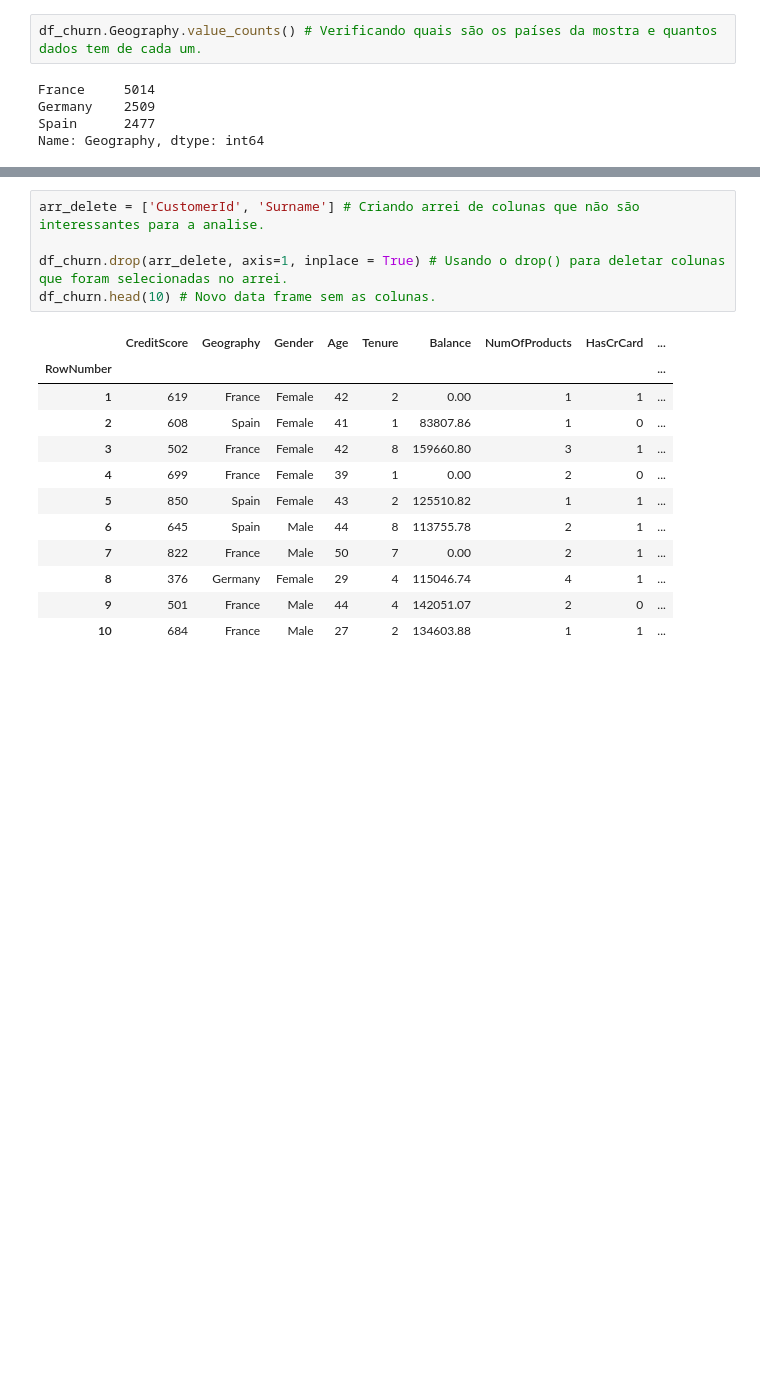
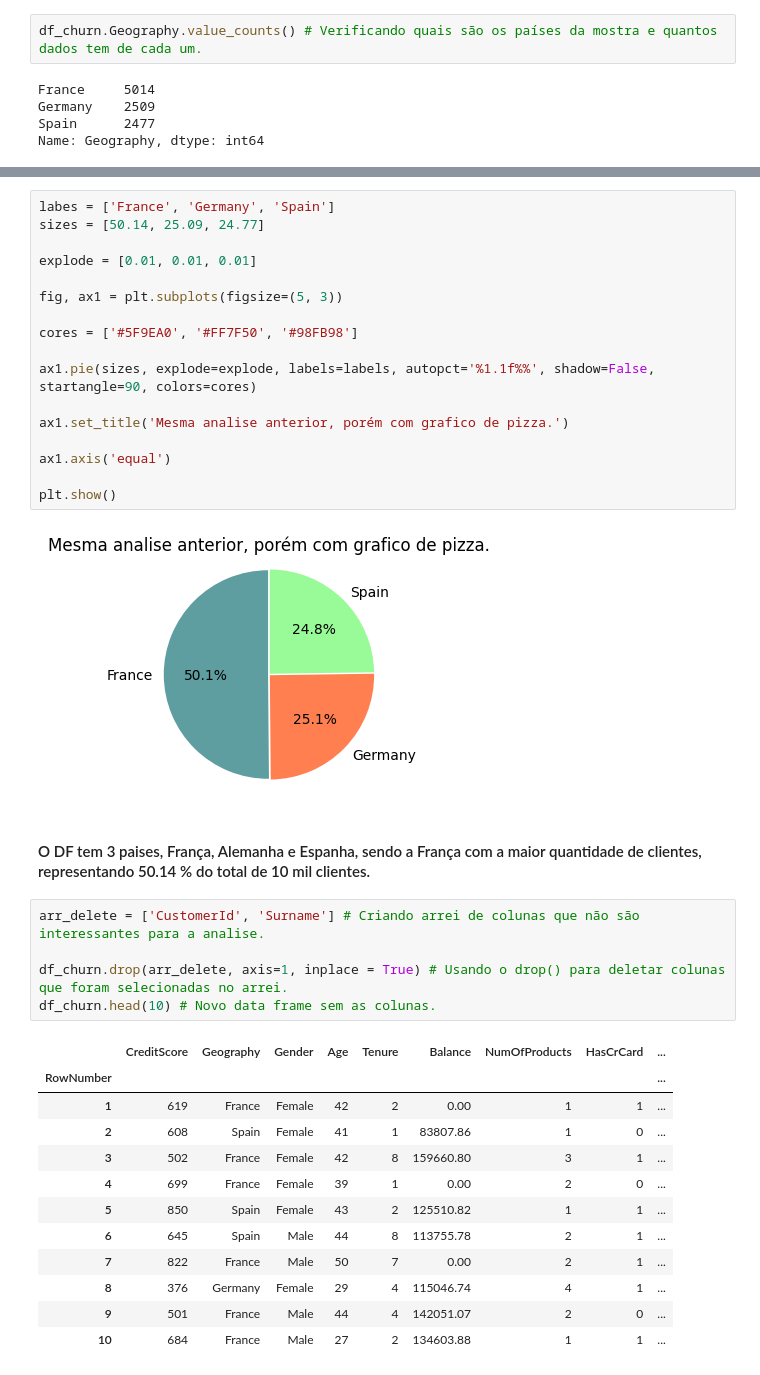
Before and after one commit to nathanmss/ADA_letscode_suzano, a Jupyter notebook: aula2.ipynb, the cells around one changed output, grey strips where cells are left out. Saved outputs shown, nothing was run; the diff lists cells and outputs as text; blank space fills up the shorter version.

```diff
--- a/aula2.ipynb
+++ b/aula2.ipynb
@@ -25,3 +73,24 @@ Name: Geography, dtype: int64
+# %%
+labes = ['France', 'Germany', 'Spain']
+sizes = [50.14, 25.09, 24.77]
+
+explode = [0.01, 0.01, 0.01]
+
+fig, ax1 = plt.subplots(figsize=(5, 3))
+
+cores = ['#5F9EA0', '#FF7F50', '#98FB98']
+
+ax1.pie(sizes, explode=explode, labels=labels, autopct='%1.1f%%', shadow=False, startangle=90, colors=cores)
+
+ax1.set_title('Mesma analise anterior, porém com grafico de pizza.')
+
+ax1.axis('equal')
+
+plt.show()
+# %% [output]
+[figure, added]
+# %% [markdown]
+#### O DF tem 3 paises, França, Alemanha e Espanha, sendo a França com a maior quantidade de clientes, representando 50.14 % do total de 10 mil clientes.
 # %%
 arr_delete = ['CustomerId', 'Surname'] # Criando arrei de colunas que não são interessantes para a analise.
 
```
Also changed, not shown: parts of 22 cells of this notebook.
